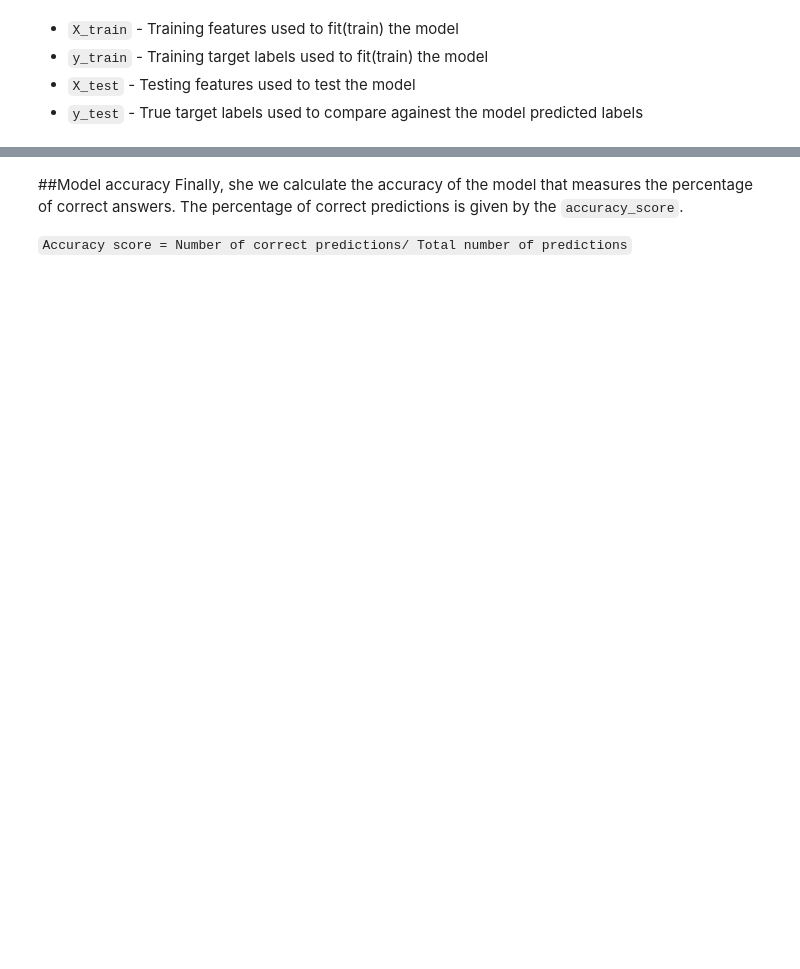
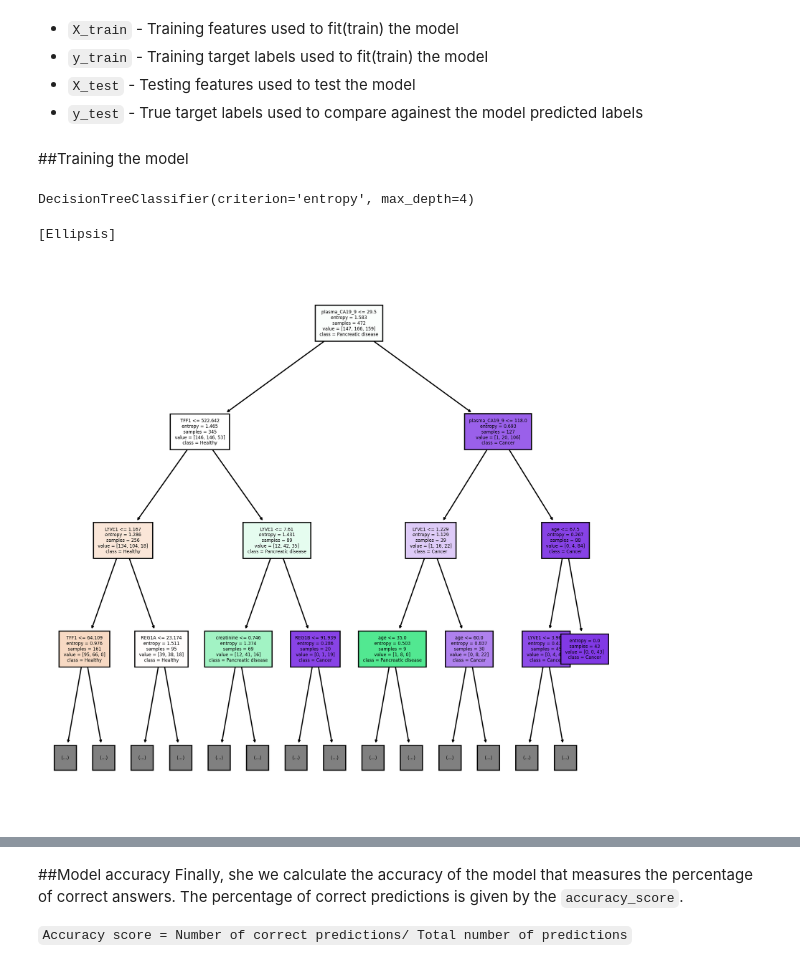
Before and after one commit to IndraniMandal/New-Revisions, a Jupyter notebook: Models_DT.ipynb, the cells around one changed output, grey strips where cells are left out. Cells and saved outputs as stored; diff of their text form; code cells hidden in the pictures; blank space fills up the shorter version.

```diff
--- a/Models_DT.ipynb
+++ b/Models_DT.ipynb
@@ -281,6 +334,8 @@ X_train, X_test, y_train, y_test = train_test_split(features, target, test_size=
 *   `y_train` - Training target labels used to fit(train) the model
 *   `X_test`  - Testing features used to test the model
 *   `y_test`  - True target labels used to compare againest the model predicted labels
+# %% [markdown]
+##Training the model
 # %%
 #From the model selection library import decision tree
 from sklearn import tree
@@ -289,8 +344,18 @@ from sklearn import tree
 dtree = tree.DecisionTreeClassifier(criterion='entropy', max_depth = 4)
 #Train the model with training feature matrix and it's corresponding target labels
 dtree.fit(X_train,y_train)
-
-# Prediction using Training data
-pred_train = dtree.predict(X_train)
-# Prediction using Testing data
-pred_test = dtree.predict(X_test)
+# %% [output]
+DecisionTreeClassifier(criterion='entropy', max_depth=4)
+# %%
+# Visualize the decision tree model
+import matplotlib.pyplot as plt  # visualization library
+from sklearn.tree import plot_tree
+fig, axes = plt.subplots(1, 1, figsize=(9, 9), dpi=300)
+plot_tree(dtree, fontsize=4, filled=True,
+               max_depth=3,
+               feature_names= features.columns,
+               class_names= ['Healthy','Pancreatic disease','Cancer'])
+[...]
+# %% [output]
+[Ellipsis]
+[figure, added]
```
Also changed, not shown: parts of 37 cells of this notebook.
